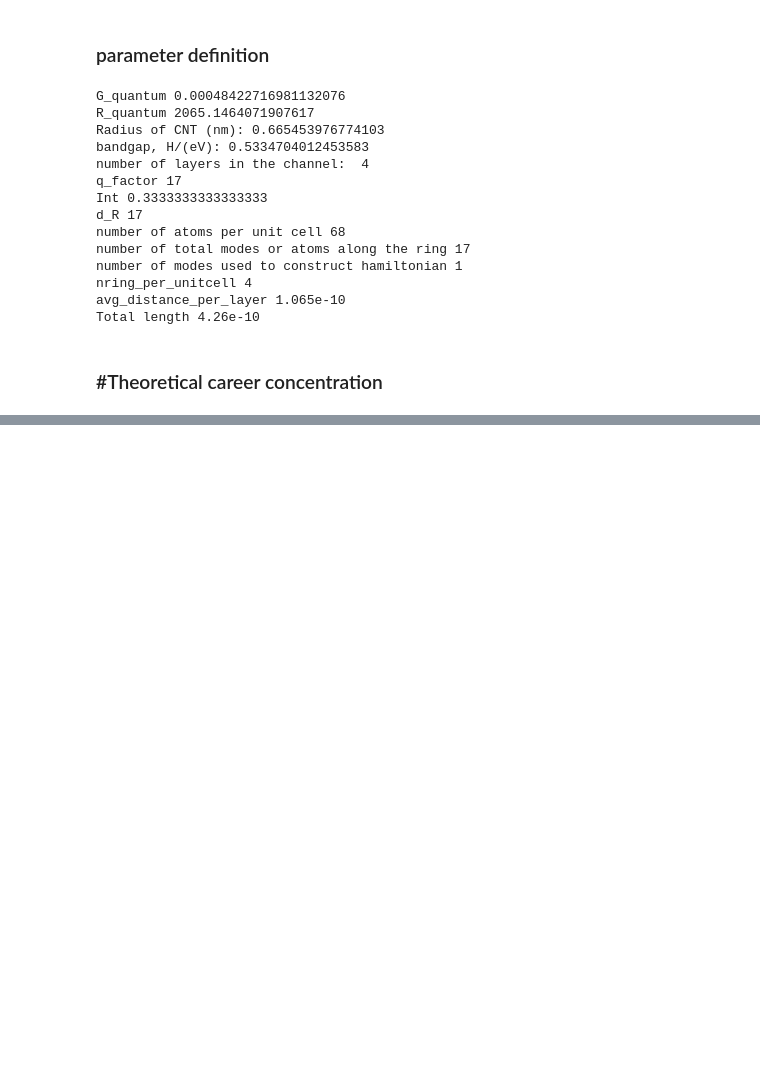
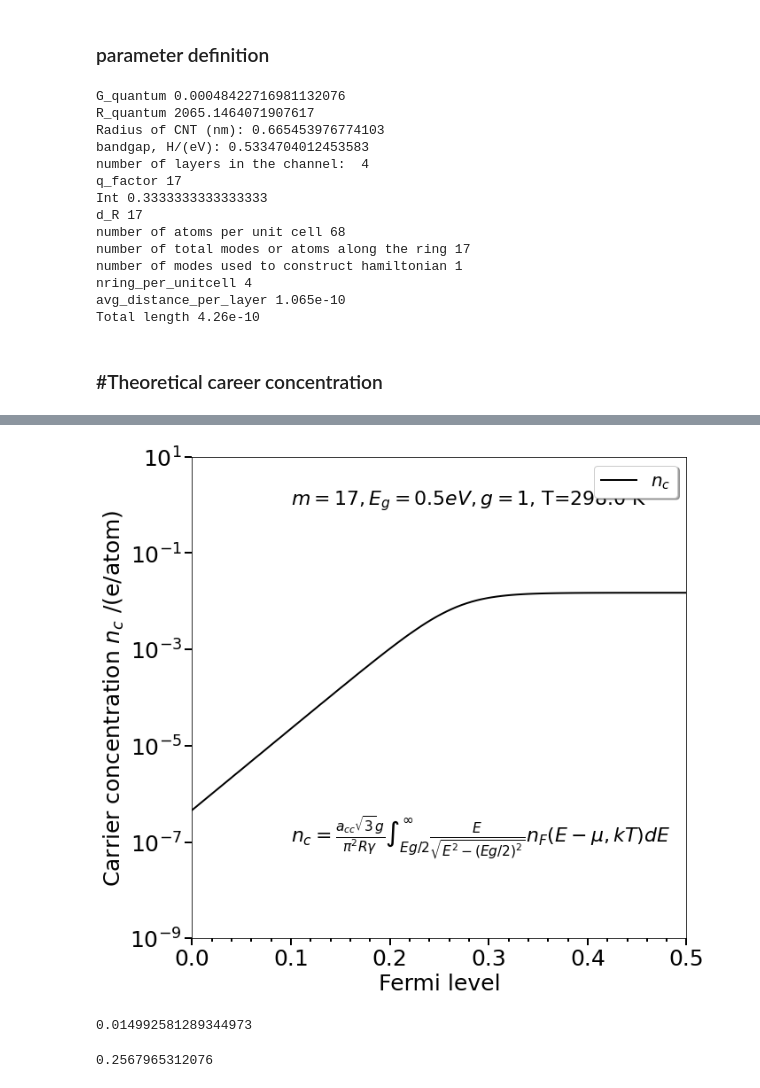
Before and after one commit to AMReX-Microelectronics/Electrostatic, a Jupyter notebook: Tools/NEGF/CarrierConcentration.ipynb, the cells around one changed output, grey strips where cells are left out. Saved outputs shown, nothing was run; the diff lists cells and outputs as text; code cells hidden in the pictures; blank space fills up the shorter version.

```diff
--- a/Tools/NEGF/CarrierConcentration.ipynb
+++ b/Tools/NEGF/CarrierConcentration.ipynb
@@ -244,0 +209,64 @@ print(n_per_atom_th[-1]*m)
+# %%
+mu_arr=np.linspace(0,0.5,pts,dtype=float)
+n_per_atom_vale_Fermi = np.zeros(pts,dtype=float)
+n_per_atom_cond_Fermi = np.zeros(pts,dtype=float)
+
+Temp_ref = 298
+realaxis_pts =1000
+
+for f in range(0, len(mu_arr)):
+    mu = mu_arr[f]
+    kT = k*Temp_ref
+
+    c=np.linspace(0, 1000., realaxis_pts,dtype=float)
+    deltac=c[1]-c[0]
+    v=np.linspace(-1000, 0, realaxis_pts,dtype=float)
+    deltav=v[1]-v[0]
+
+    n_per_atom_vale_Fermi[f]=0.
+    n_per_atom_vale_Fermi[f]=0.
+
+    for e in range(0,realaxis_pts):
+        n_per_atom_cond_Fermi[f] += n_mul_factor * nf( (np.sqrt( c[e]**2 + Ec_th**2 ) - mu), eta=0., kT=kT).real * deltav
+        n_per_atom_vale_Fermi[f] += n_mul_factor * (1-nf( (np.sqrt( v[e]**2 + Ec_th**2 ) - mu), eta=0., kT=kT).real) * deltav
+
+if(PrintFigures):
+    plt, pltname=custom_plot_single([mu_arr],
+                    [n_per_atom_cond_Fermi],
+                    [r'$n_c$'],
+                    [mu_arr[0],mu_arr[-1]],
+                    [1e-9,10],
+                    [r'Fermi level',r'Carrier concentration $n_c$ /(e/atom)'],'CarrierConcCondBandVsFermiLevel_%d_0.png'%(m),
+                    ['k','k','g'],
+                    ['solid','dashed','solid','dashed'],
+                    [None,None],
+                    4*['none'],
+                    [2,2,2,2],y_logscale=True)
+
+#     plt, pltname=custom_plot_single([mu_arr,mu_arr],
+#                     [n_per_atom_cond_Fermi,n_per_atom_vale_Fermi],
+#                     [r'$n_c$', r'$n_v$'],
+#                     [mu_arr[0],mu_arr[-1]],
+#                     [1e-9,10],
+#                     [r'Fermi level',r'Carrier concentration $n_c$ & $n_v$ /(e/atom)'],'CarrierConcVsFermiLevel_%d_0.png'%(m),
+#                     ['k','k','g'],
+#                     ['solid','dashed','solid','dashed'],
+#                     [None,None],
+#                     4*['none'],
+#                     [2,2,2,2],y_logscale=True)
+
+    #plt.text(0.1, 1e-1, r'$n_v = \frac{a_{cc}\sqrt{3}g}{\pi^2R\gamma}\int_{-\infty}^{-Eg/2}\frac{E}{\sqrt{E^2 - (Eg/2)^2}} (1-n_F(E-\mu,kT)) dE$', fontsize=22,color='k')
+    plt.text(0.1, 1e-7, r'$n_c = \frac{a_{cc}\sqrt{3}g}{\pi^2R\gamma}\int_{Eg/2}^{\infty}\frac{E}{\sqrt{E^2 - (Eg/2)^2}} n_F(E - \mu,kT) dE$', fontsize=22,color='k')
+    plt.text(0.1, 1, r'$m = %d, E_g= %.1f eV, g=%d$, T=%.1f K'%(m,Eg_min, g,Temp_ref), fontsize=22,color='k')
+
+    plt.savefig(pltname, bbox_inches = "tight")
+# %% [output]
+[figure, added]
+# %%
+n_per_atom_cond_Fermi[-1]
+# %% [output]
+0.014992581289344973
+# %%
+10*kT
+# %% [output]
+0.2567965312076
```
Also changed, not shown: parts of 3 cells of this notebook, 1 other file.
